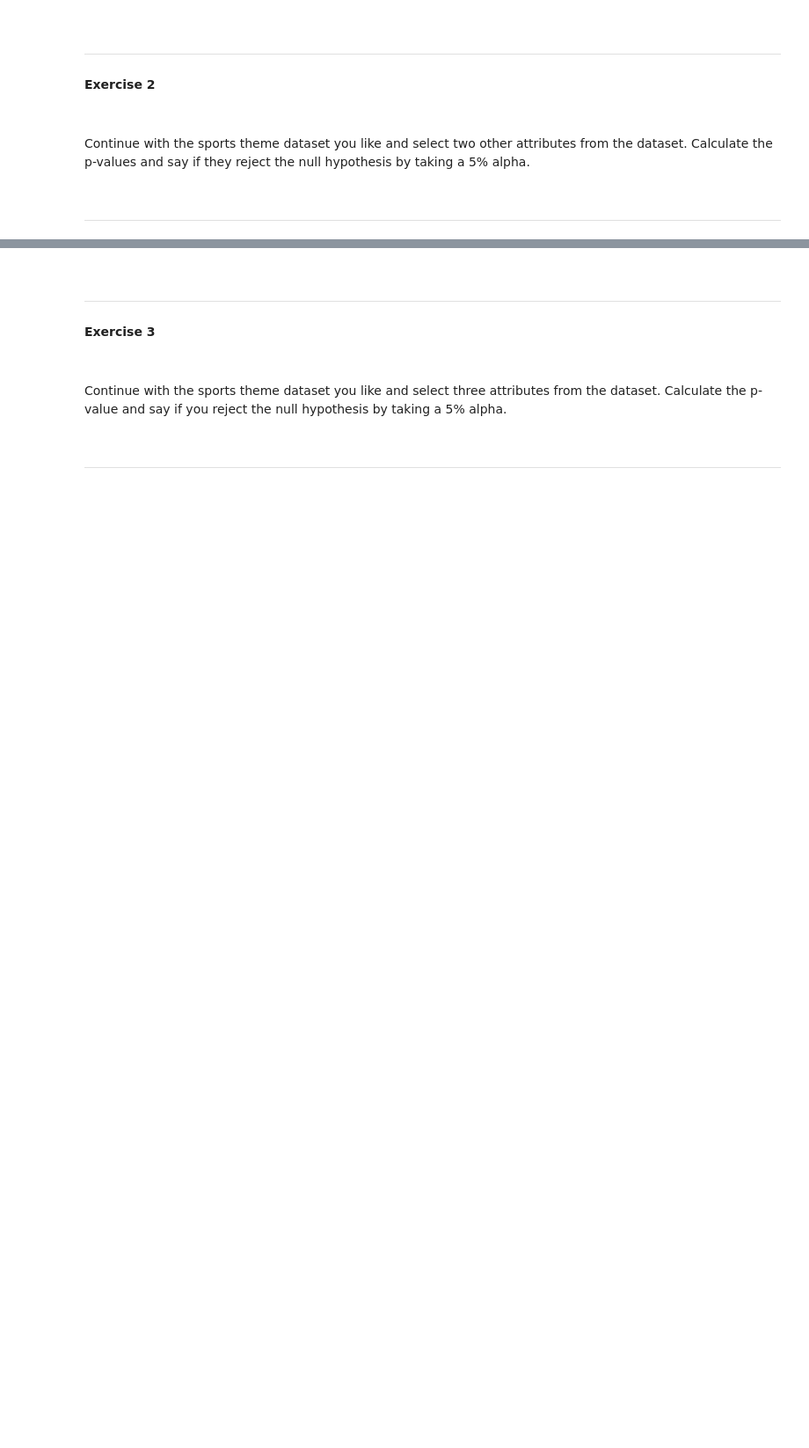
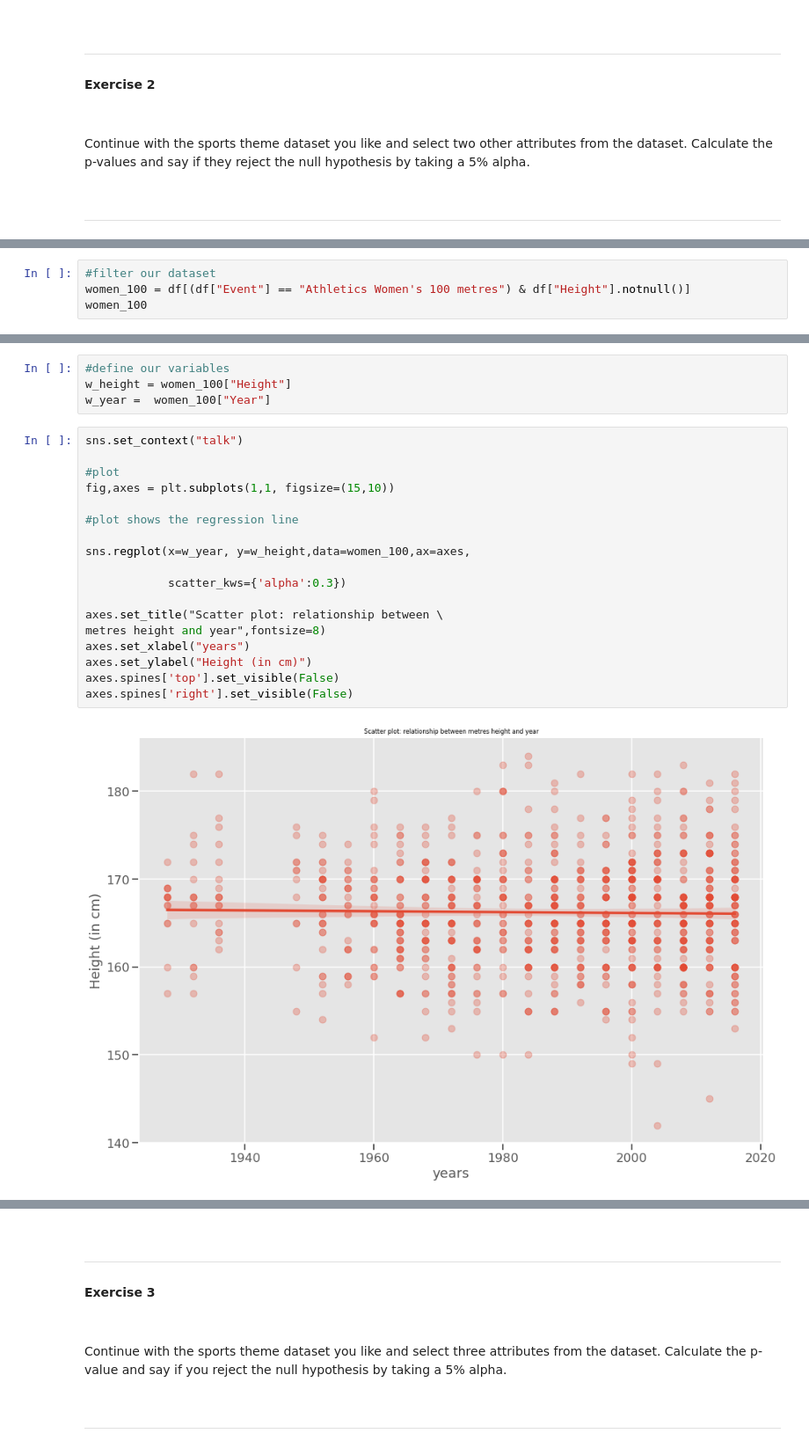
Before and after one commit to Pevicsanch/hypothesis_testing_with_python, a Jupyter notebook: s07_t01_hypothesis_testing.ipynb, the cells around one changed output, grey strips where cells are left out. Shown at 88% size. Saved outputs shown, nothing was run; the diff lists cells and outputs as text; blank space fills up the shorter version.

```diff
--- a/s07_t01_hypothesis_testing.ipynb
+++ b/s07_t01_hypothesis_testing.ipynb
@@ -35,0 +603,4 @@ ___
+# %%
+#filter our dataset
+women_100 = df[(df["Event"] == "Athletics Women's 100 metres") & df["Height"].notnull()]
+women_100
@@ -35,0 +621,24 @@ ___
+# %%
+#define our variables
+w_height = women_100["Height"]
+w_year =  women_100["Year"]
+# %%
+sns.set_context("talk")
+
+#plot
+fig,axes = plt.subplots(1,1, figsize=(15,10))
+
+#plot shows the regression line
+
+sns.regplot(x=w_year, y=w_height,data=women_100,ax=axes,
+
+            scatter_kws={'alpha':0.3})
+
+axes.set_title("Scatter plot: relationship between \
+metres height and year",fontsize=8)
+axes.set_xlabel("years")
+axes.set_ylabel("Height (in cm)")
+axes.spines['top'].set_visible(False)
+axes.spines['right'].set_visible(False)
+# %% [output]
+[figure, added]
```
Also changed, not shown: parts of 77 cells of this notebook, 2 other files.
